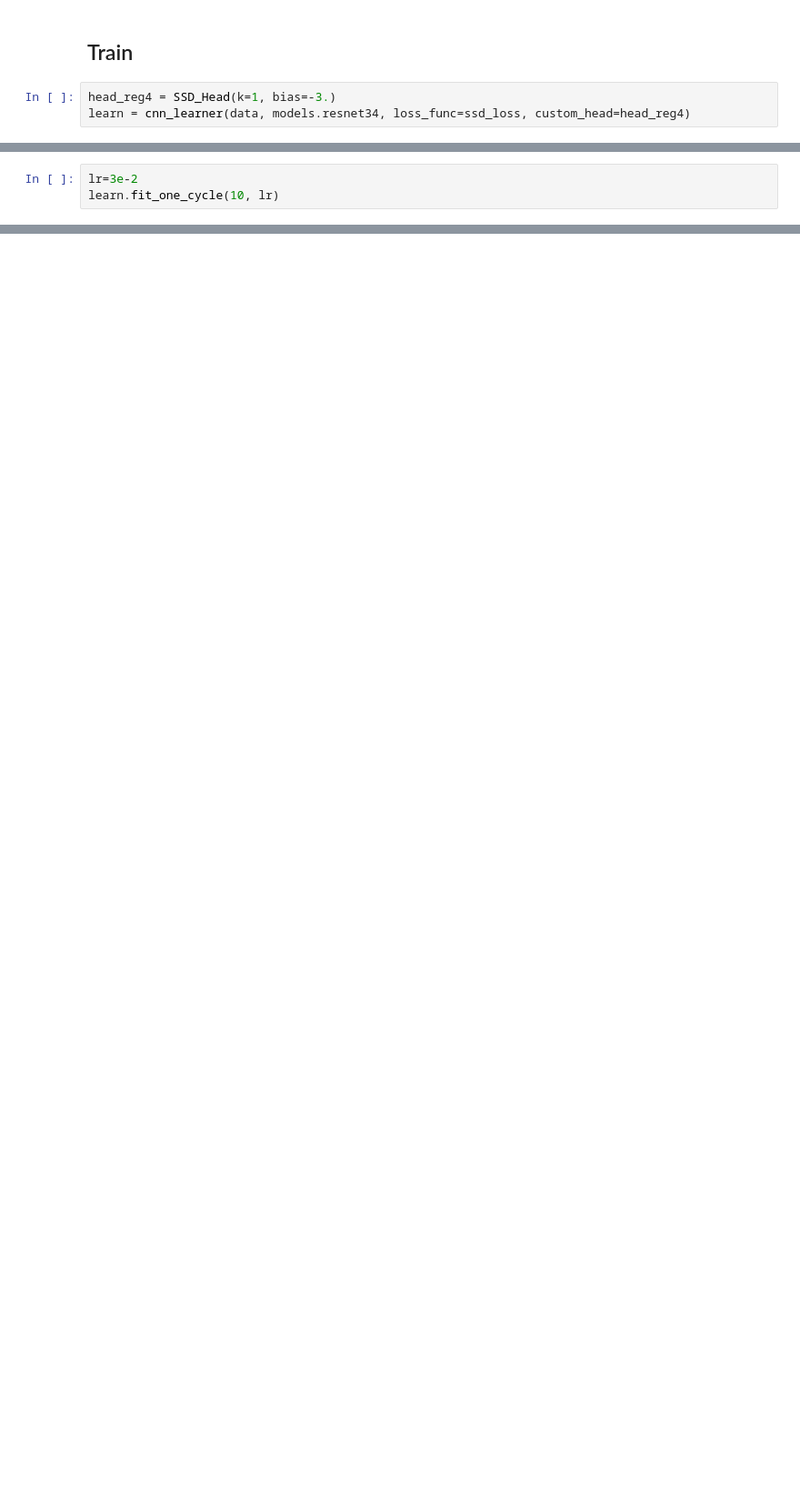
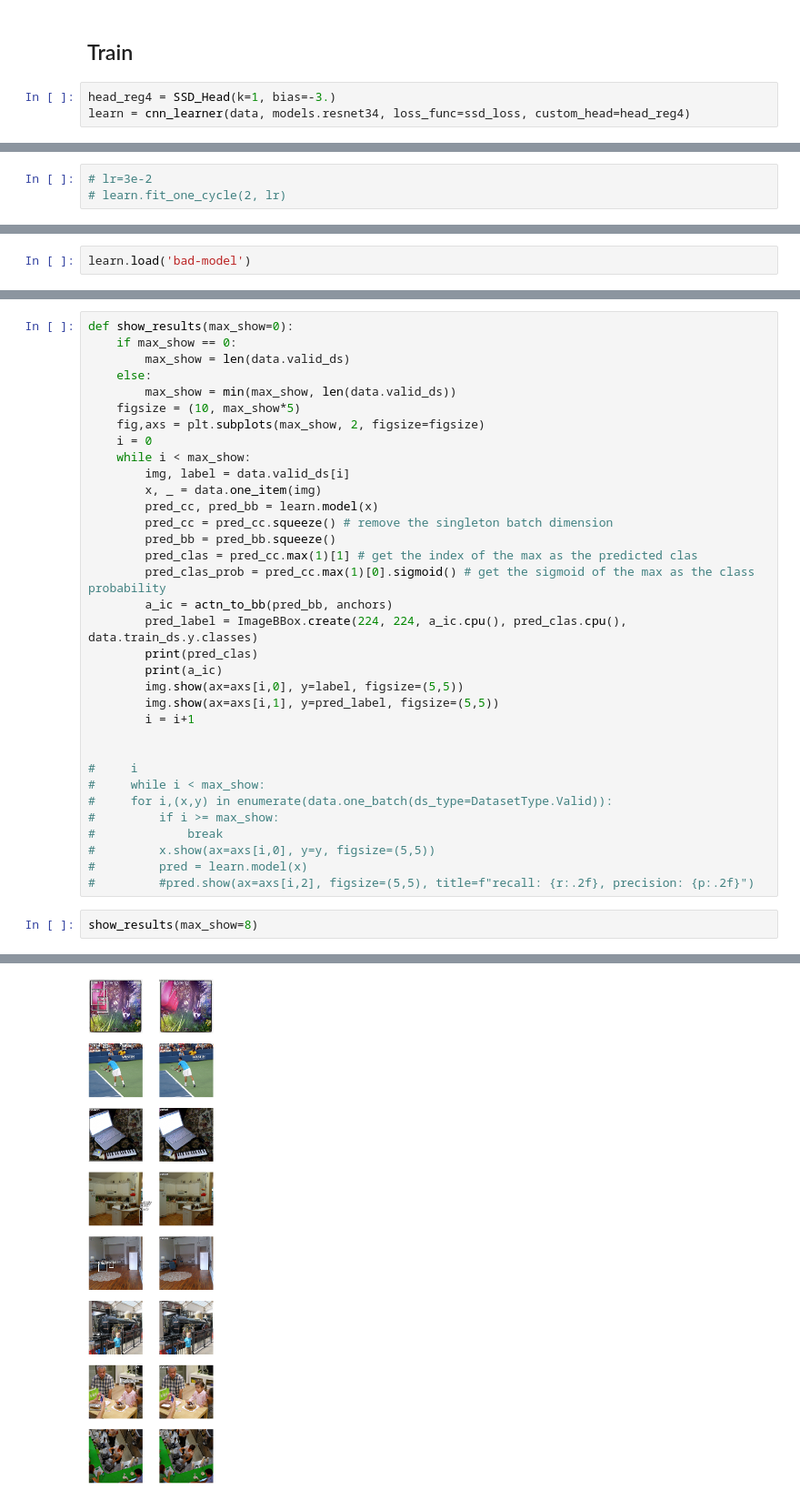
Before and after one commit to chosia/fastai-coco-object-detection, a Jupyter notebook: coco-object-detection.ipynb, the cells around one changed output, grey strips where cells are left out. Shown at 91% size. Saved outputs shown, nothing was run; the diff lists cells and outputs as text; blank space fills up the shorter version.

Commit message:
Implemented some sort of show results, but the bboxes do not seem to be shown correctly.

```diff
--- a/coco-object-detection.ipynb
+++ b/coco-object-detection.ipynb
@@ -993,3 +1008,3 @@ LR Finder is complete, type {learner_name}.recorder.plot() to see the graph.
 # %%
-lr=3e-2
-learn.fit_one_cycle(10, lr)
+# lr=3e-2
+# learn.fit_one_cycle(2, lr)
@@ -1007,0 +1013,2 @@ learn.fit_one_cycle(10, lr)
+# %%
+learn.load('bad-model')
@@ -1011,0 +1053,37 @@ TypeError: only integer tensors of a single element can be converted to an index
+# %%
+def show_results(max_show=0):
+    if max_show == 0:
+        max_show = len(data.valid_ds)
+    else:
+        max_show = min(max_show, len(data.valid_ds))
+    figsize = (10, max_show*5)
+    fig,axs = plt.subplots(max_show, 2, figsize=figsize)
+    i = 0
+    while i < max_show:
+        img, label = data.valid_ds[i]
+        x, _ = data.one_item(img)
+        pred_cc, pred_bb = learn.model(x)
+        pred_cc = pred_cc.squeeze() # remove the singleton batch dimension
+        pred_bb = pred_bb.squeeze()
+        pred_clas = pred_cc.max(1)[1] # get the index of the max as the predicted clas
+        pred_clas_prob = pred_cc.max(1)[0].sigmoid() # get the sigmoid of the max as the class probability
+        a_ic = actn_to_bb(pred_bb, anchors)
+        pred_label = ImageBBox.create(224, 224, a_ic.cpu(), pred_clas.cpu(), data.train_ds.y.classes)
+        print(pred_clas)
+        print(a_ic)
+        img.show(ax=axs[i,0], y=label, figsize=(5,5))
+        img.show(ax=axs[i,1], y=pred_label, figsize=(5,5))
+        i = i+1
+
+
+#     i
+#     while i < max_show:
+#     for i,(x,y) in enumerate(data.one_batch(ds_type=DatasetType.Valid)):
+#         if i >= max_show:
+#             break
+#         x.show(ax=axs[i,0], y=y, figsize=(5,5))
+#         pred = learn.model(x)
+#         #pred.show(ax=axs[i,2], figsize=(5,5), title=f"recall: {r:.2f}, precision: {p:.2f}")
+# %%
+show_results(max_show=8)
+# %% [output]
@@ -1011,0 +1107 @@ TypeError: only integer tensors of a single element can be converted to an index
+[figure, added]
```
Also changed, not shown: parts of 13 cells of this notebook.
